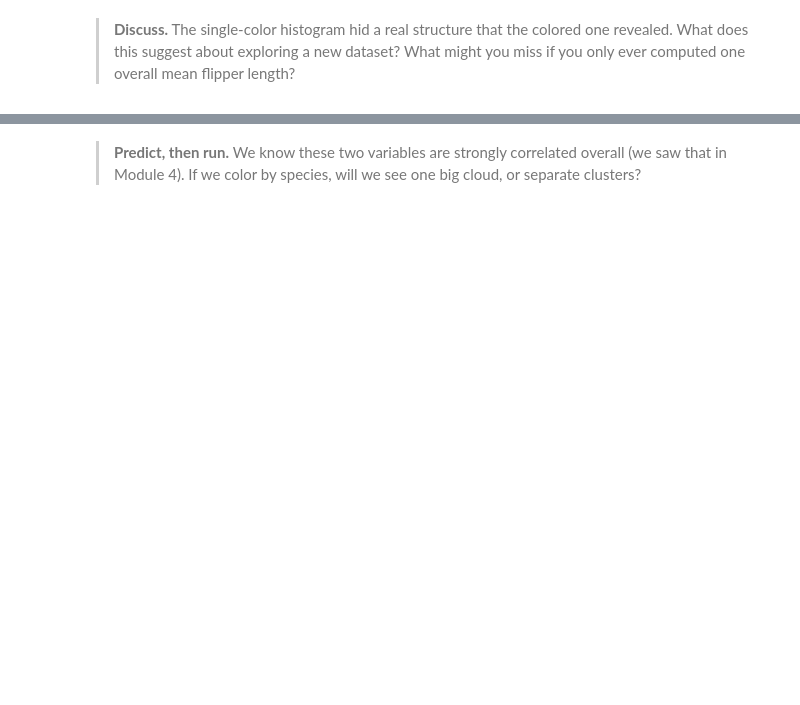
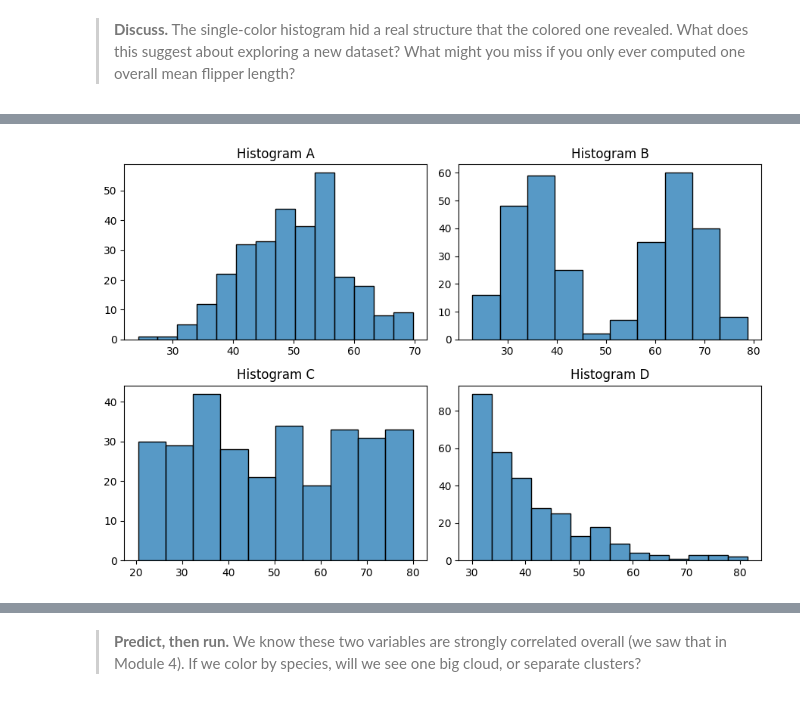
Before and after one commit to jppeirce/DSC210-Foundations-of-Data-Science, a Jupyter notebook: Notes/05-intro_to_seaborn/05-intro_to_seaborn.ipynb, the cells around one changed output, grey strips where cells are left out. Saved outputs shown, nothing was run; the diff lists cells and outputs as text; code cells hidden in the pictures; blank space fills up the shorter version.

```diff
--- a/Notes/05-intro_to_seaborn/05-intro_to_seaborn.ipynb
+++ b/Notes/05-intro_to_seaborn/05-intro_to_seaborn.ipynb
@@ -164,0 +152,22 @@ penguins.head(3)
+# %%
+# RUN-TOGETHER
+import numpy as np
+rng = np.random.default_rng(210)
+
+data = {
+    'symmetric'  : rng.normal(50, 8, 300),
+    'right_skew' : rng.exponential(10, 300) + 30,
+    'uniform'    : rng.uniform(20, 80, 300),
+    'bimodal'    : np.concatenate([rng.normal(35, 5, 150), rng.normal(65, 5, 150)]),
+}
+
+# Histograms, labeled A-D
+hist_order = ['symmetric', 'bimodal', 'uniform', 'right_skew']
+fig, axes = plt.subplots(2, 2, figsize=(9, 6))
+for ax, key, label in zip(axes.flat, hist_order, 'ABCD'):
+    sns.histplot(x=data[key], ax=ax)
+    ax.set_title('Histogram ' + label)
+    ax.set_xlabel(''); ax.set_ylabel('')
+plt.tight_layout(); plt.show()
+# %% [output]
+[figure, added]
```
Also changed, not shown: parts of 55 cells of this notebook, 6 other files.
